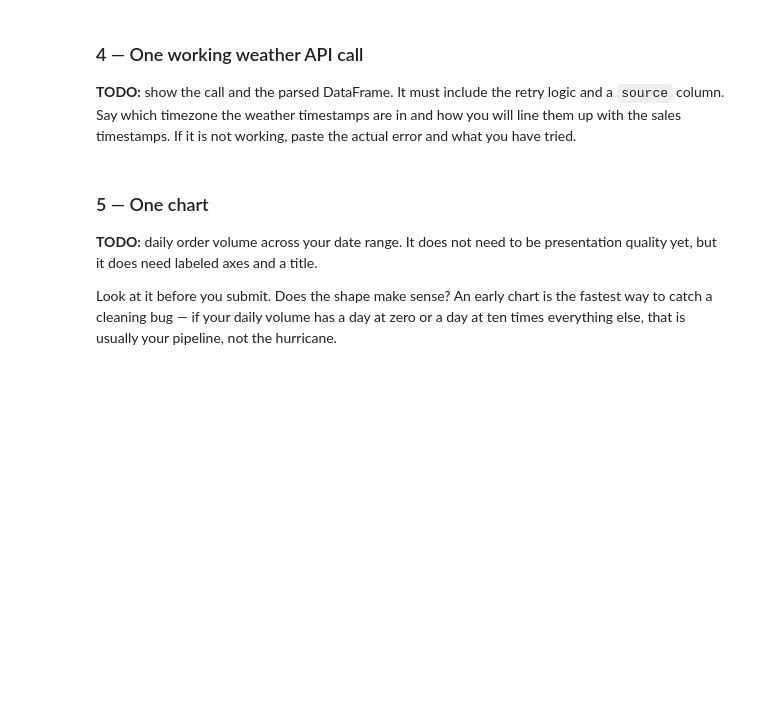
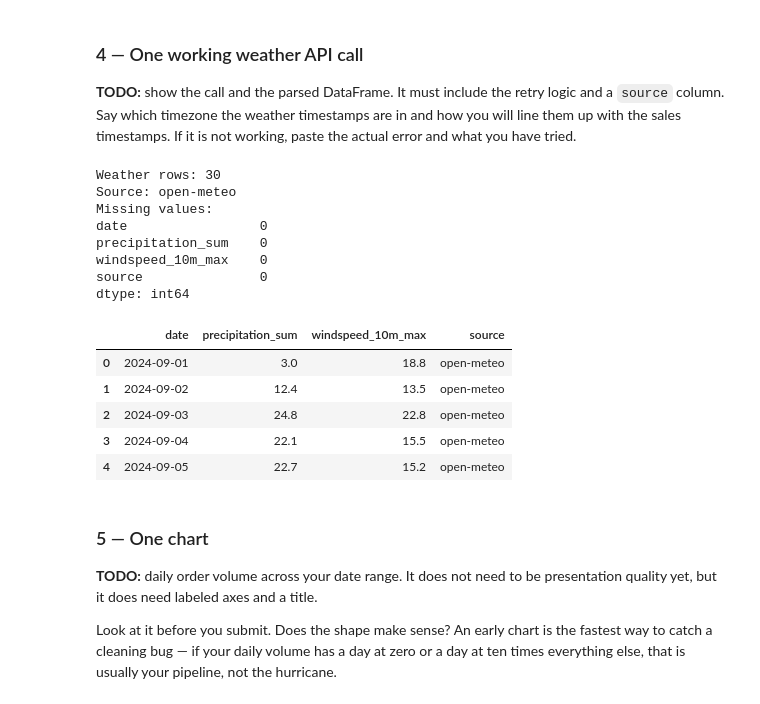
Before and after one commit to raffaellaalpaca-ai/walmart-hurricane-project, a Jupyter notebook: notebooks/06-midterm-walmart/2026-10-23 — Midterm Checkpoint — Lab.ipynb, the cells around one changed output. Drawn from its saved outputs; the diff is of its cells as text; code cells hidden in the pictures; blank space fills up the shorter version.

Commit message:
weather API

```diff
--- a/notebooks/06-midterm-walmart/2026-10-23 — Midterm Checkpoint — Lab.ipynb
+++ b/notebooks/06-midterm-walmart/2026-10-23 — Midterm Checkpoint — Lab.ipynb
@@ -348,7 +355,82 @@ You do not need this finished — you need it started and defensible.
 
 **TODO:** show the call and the parsed DataFrame. It must include the retry logic and a `source` column. Say which timezone the weather timestamps are in and how you will line them up with the sales timestamps. If it is not working, paste the actual error and what you have tried.
 # %%
-# TODO
+import pandas as pd
+import requests
+import time
+
+#historical weather API from Open-Meteo
+BASE = 'https://archive-api.open-meteo.com/v1/archive'
+#temp errors where we should try again
+RETRY_STATUSES = {429, 500, 502, 503, 504}
+
+#func to retrieve historical daily weather
+def daily_weather(start, end, lat=28.54, lon=-81.38, tries=3):
+
+    #info we send to the API
+    params = {
+        'latitude': lat,
+        'longitude': lon,
+        'start_date': start,
+        'end_date': end,
+        'daily': 'precipitation_sum,windspeed_10m_max',
+        'timezone': 'America/New_York'
+    }
+
+    #try the request up to 3 times
+    for attempt in range(1, tries + 1):
+        try:
+            response = requests.get(BASE, params=params, timeout=10)
+        #handle connection problems
+        except (requests.Timeout, requests.ConnectionError):
+            if attempt == tries:
+                raise
+            time.sleep(2 ** attempt)
+            continue
+        #retry temporary server errors
+        if response.status_code in RETRY_STATUSES:
+            if attempt == tries:
+                response.raise_for_status()
+            time.sleep(2 ** attempt)
+            continue
+
+        #check for other errors
+        response.raise_for_status()
+
+        #convert the API response into a DataFrame
+        weather_df = pd.DataFrame(response.json()['daily'])
+
+        #rename time to date
+        weather_df = weather_df.rename(columns={'time': 'date'})
+
+        #convert dates into datetime format
+        weather_df['date'] = pd.to_datetime(weather_df['date'])
+
+        #identify where the weather data came from
+        weather_df['source'] = 'open-meteo'
+        return weather_df
+#get historical weather for September 2024 in Orlando
+weather_df = daily_weather('2024-09-01', '2024-09-30')
+print("Weather rows:", len(weather_df))
+print("Source:", weather_df['source'].iloc[0])
+print("Missing values:")
+print(weather_df.isnull().sum())
+weather_df.head()
+# %% [output]
+Weather rows: 30
+Source: open-meteo
+Missing values:
+date                 0
+precipitation_sum    0
+windspeed_10m_max    0
+source               0
+dtype: int64
+|  | date | precipitation_sum | windspeed_10m_max | source |
+| 0 | 2024-09-01 | 3.0 | 18.8 | open-meteo |
+| 1 | 2024-09-02 | 12.4 | 13.5 | open-meteo |
+| 2 | 2024-09-03 | 24.8 | 22.8 | open-meteo |
+| 3 | 2024-09-04 | 22.1 | 15.5 | open-meteo |
+| 4 | 2024-09-05 | 22.7 | 15.2 | open-meteo |
 # %% [markdown]
 ### 5 — One chart
 
```
Also changed, not shown: parts of 2 cells of this notebook.
